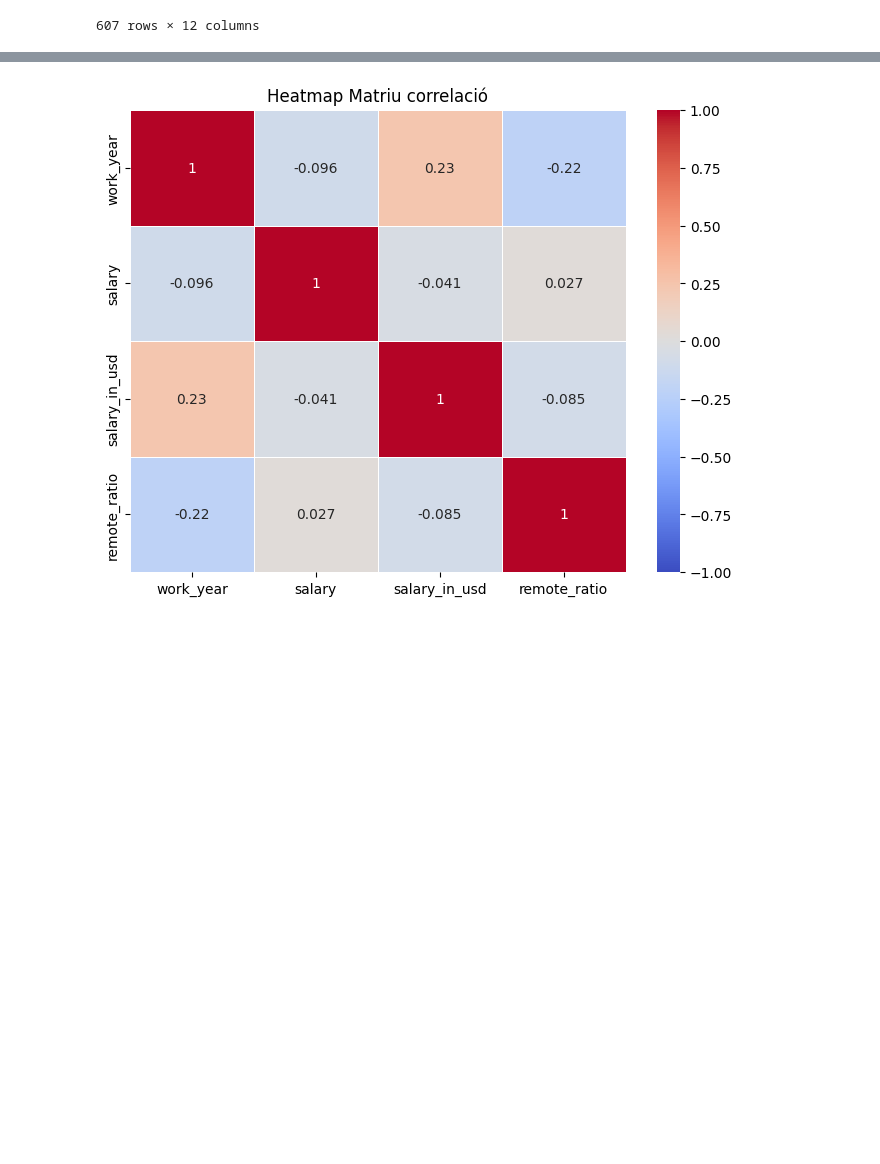
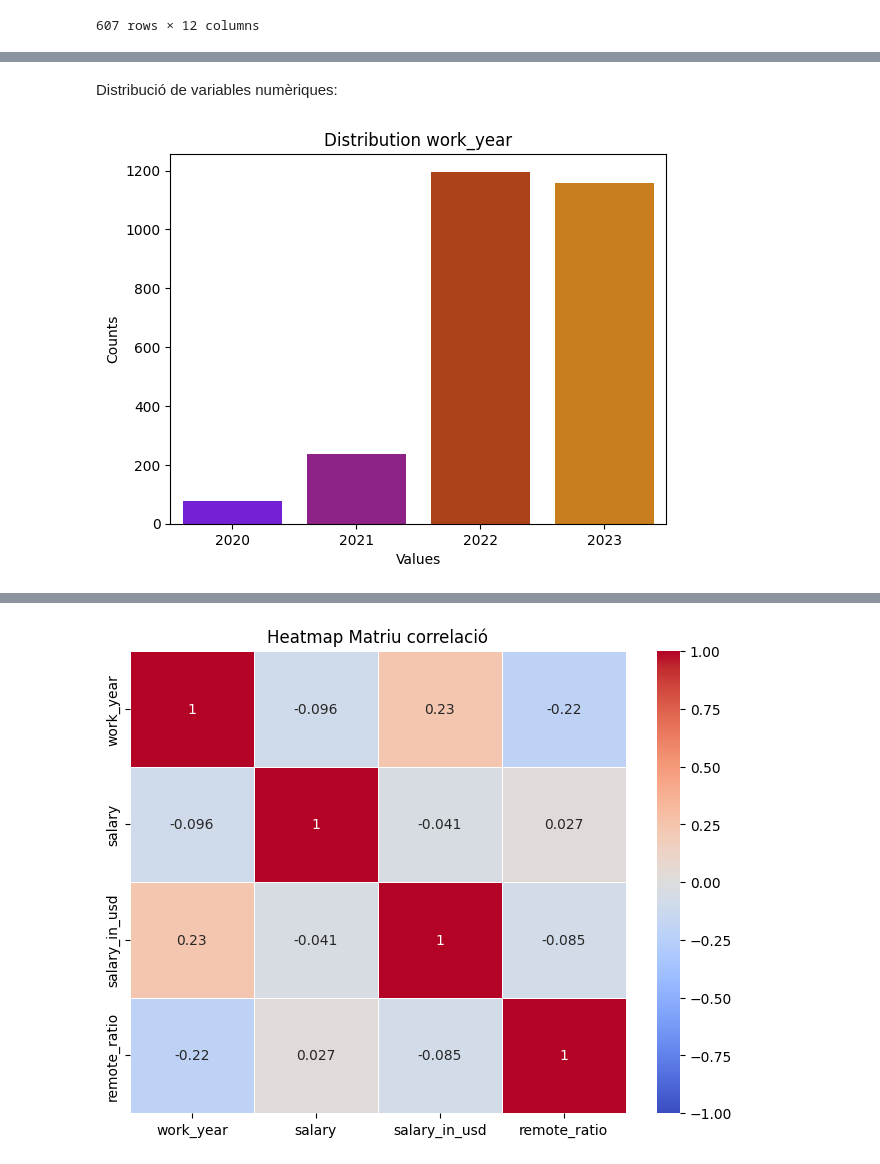
Before and after one commit to ssaaaam/datascience_salaries, a Jupyter notebook: caskagglef.ipynb, the cells around one changed output, grey strips where cells are left out. Saved outputs shown, nothing was run; the diff lists cells and outputs as text; code cells hidden in the pictures; blank space fills up the shorter version.

```diff
--- a/caskagglef.ipynb
+++ b/caskagglef.ipynb
@@ -136,0 +246,9 @@ Com no tenim cap Nan, no hem de fer cap tractament sobre aquests. Tot i això te
+# %% [markdown]
+Distribució de variables numèriques:
+# %%
+numeric_vars = list(df.select_dtypes(include=['int64']).columns)
+numeric_vars_non_reverse = [v for v in numeric_vars if v != "salary"]
+for v in numeric_vars_non_reverse:
+    distribucio_variable(v)
+# %% [output]
+[figure, added]
```
Also changed, not shown: parts of 88 cells of this notebook.
